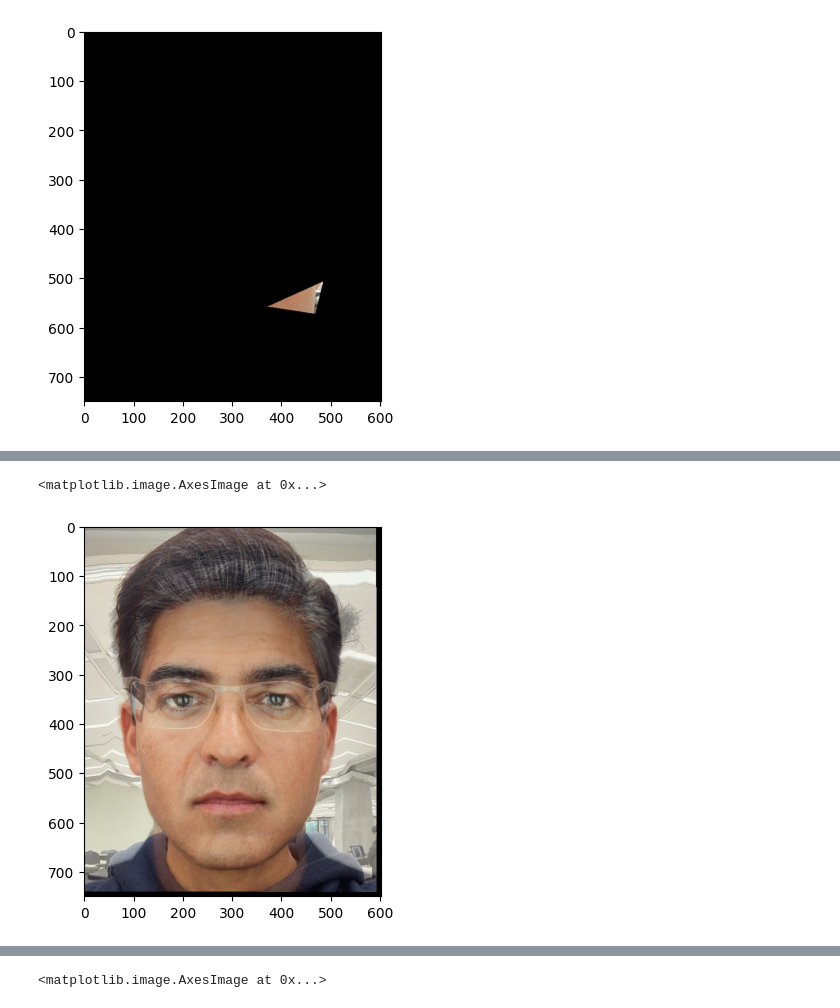
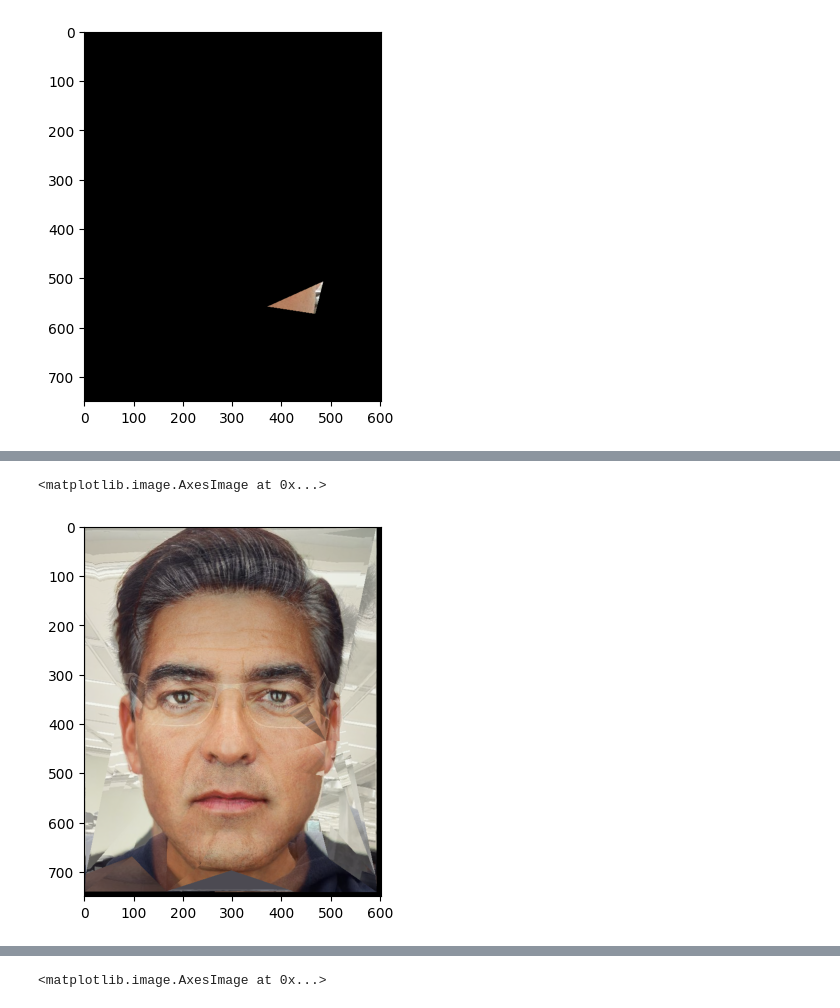
Before and after one commit to aayushg55/CS180_proj3, a Jupyter notebook: main.ipynb, the cells around one changed output, grey strips where cells are left out. Saved outputs shown, nothing was run; the diff lists cells and outputs as text; code cells hidden in the pictures.

```diff
--- a/main.ipynb
+++ b/main.ipynb
@@ -300,8 +298,8 @@ helloooo 22
 # %%
-plt.imshow(seq[5])
+plt.imshow(seq[20])
 # %% [output]
 <matplotlib.image.AxesImage at 0x...>
-[figure, old version]
+[figure, new version]
 # %%
 transforms_to_img1 = compute_warp_src_dst(mean_points, img1_points, mean_tri.simplices)
 colors_from_me = get_inv_mapped_color(img_me, mean_tri, transforms_to_img1, mean_points)
```
Also changed, not shown: parts of 5 cells of this notebook, 4 other files.
